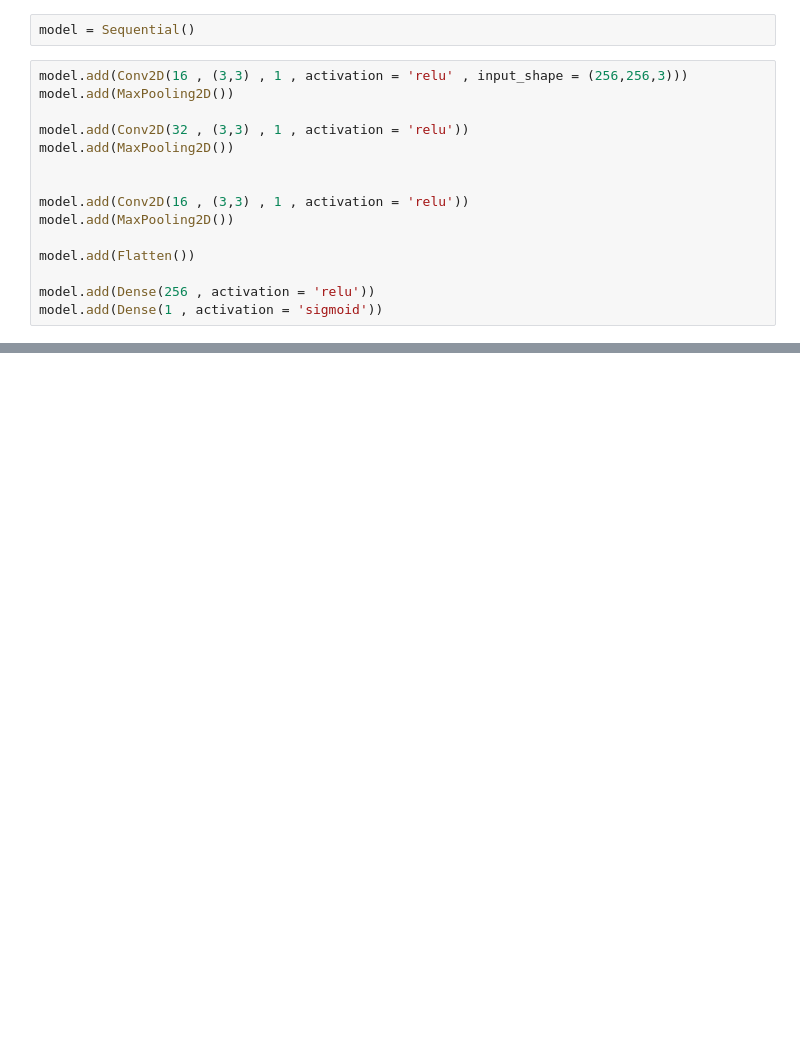
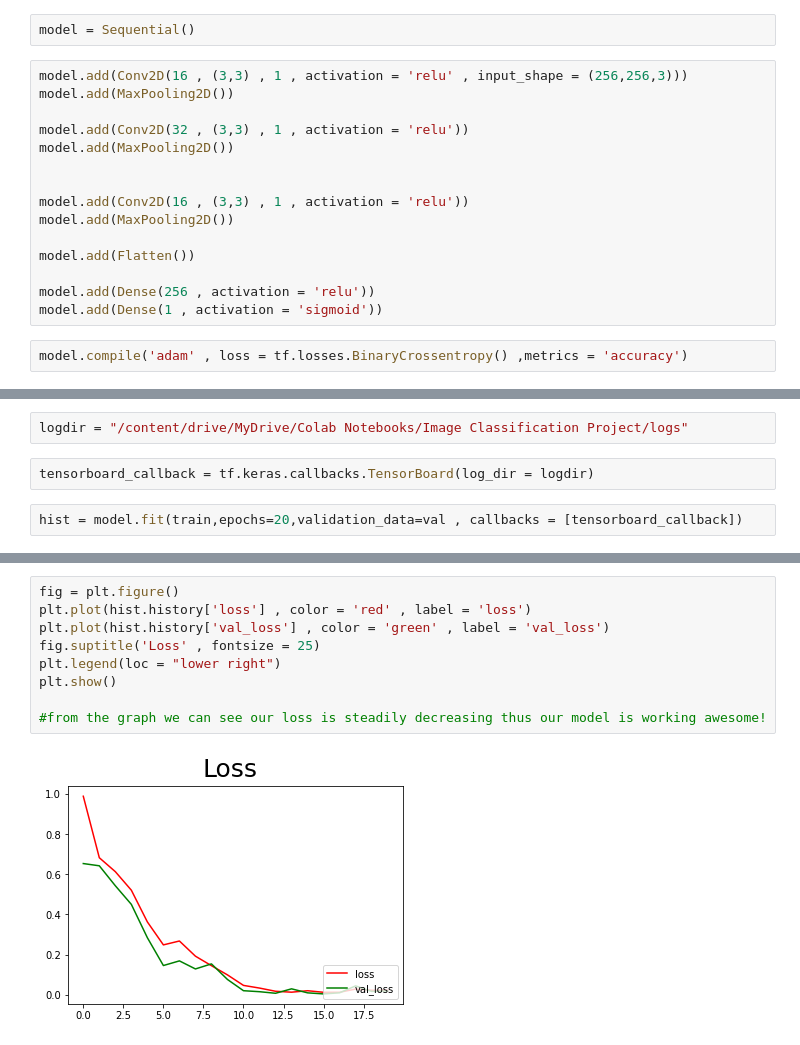
Before and after one commit to priyansh2003/Image-Classification-Project, a Jupyter notebook: ImageClassification.ipynb, the cells around one changed output, grey strips where cells are left out. Drawn from its saved outputs; the diff is of its cells as text; blank space fills up the shorter version.

```diff
--- a/ImageClassification.ipynb
+++ b/ImageClassification.ipynb
@@ -105,6 +159,8 @@ model.add(Flatten())
 
 model.add(Dense(256 , activation = 'relu'))
 model.add(Dense(1 , activation = 'sigmoid'))
+# %%
+model.compile('adam' , loss = tf.losses.BinaryCrossentropy() ,metrics = 'accuracy')
 # %%
 #For seeing the internal working in our neural network architecture!
 model.summary()
@@ -128,0 +169,6 @@ _________________________________________________________________
+# %%
+logdir = "/content/drive/MyDrive/Colab Notebooks/Image Classification Project/logs"
+# %%
+tensorboard_callback = tf.keras.callbacks.TensorBoard(log_dir = logdir)
+# %%
+hist = model.fit(train,epochs=20,validation_data=val , callbacks = [tensorboard_callback])
@@ -128,0 +193,11 @@ _________________________________________________________________
+# %%
+fig = plt.figure()
+plt.plot(hist.history['loss'] , color = 'red' , label = 'loss')
+plt.plot(hist.history['val_loss'] , color = 'green' , label = 'val_loss')
+fig.suptitle('Loss' , fontsize = 25)
+plt.legend(loc = "lower right")
+plt.show()
+
+#from the graph we can see our loss is steadily decreasing thus our model is working awesome!
+# %% [output]
+[figure, added]
```
Also changed, not shown: parts of 7 cells of this notebook.
